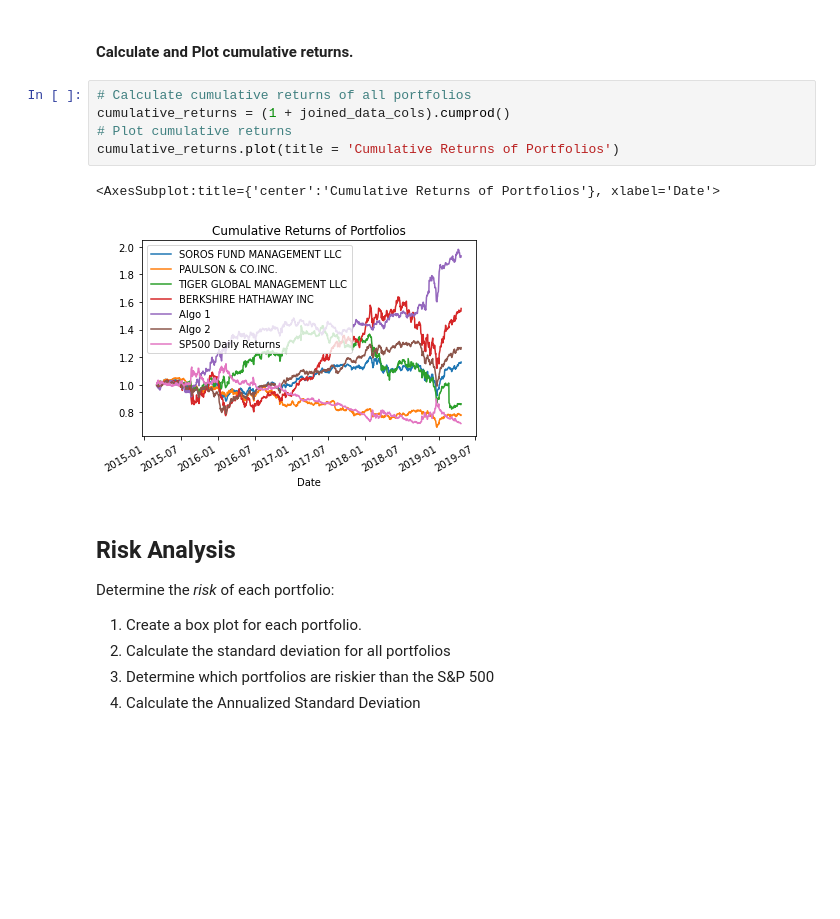
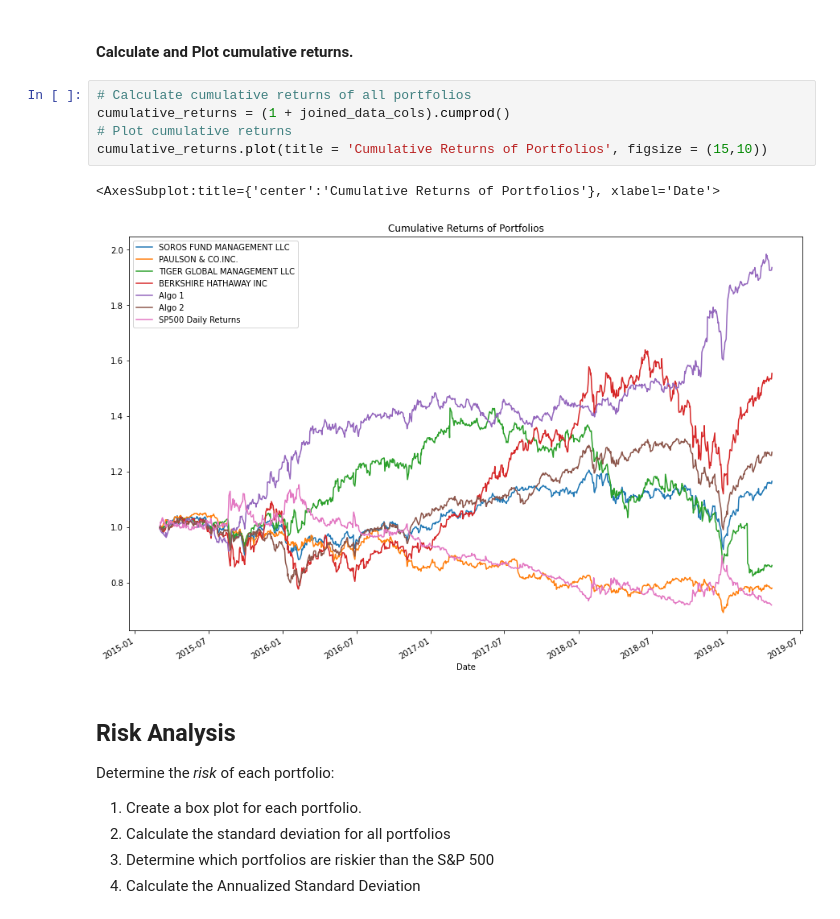
Before and after one commit to Mun-Min/Pandas_Portfolio_Analysis, a Jupyter notebook: main.ipynb, the cells around one changed output. Drawn from its saved outputs; the diff is of its cells as text; blank space fills up the shorter version.

```diff
--- a/main.ipynb
+++ b/main.ipynb
@@ -216,11 +215,11 @@ joined_data_cols.plot(title = 'Daily Returns of Portfolios')
 # %%
 # Calculate cumulative returns of all portfolios
 cumulative_returns = (1 + joined_data_cols).cumprod()
 # Plot cumulative returns
-cumulative_returns.plot(title = 'Cumulative Returns of Portfolios')
+cumulative_returns.plot(title = 'Cumulative Returns of Portfolios', figsize = (15,10))
 # %% [output]
 <AxesSubplot:title={'center':'Cumulative Returns of Portfolios'}, xlabel='Date'>
-[figure, old version]
+[figure, new version]
 # %% [markdown]
 ## Risk Analysis
 
```
Also changed, not shown: parts of 4 cells of this notebook.
